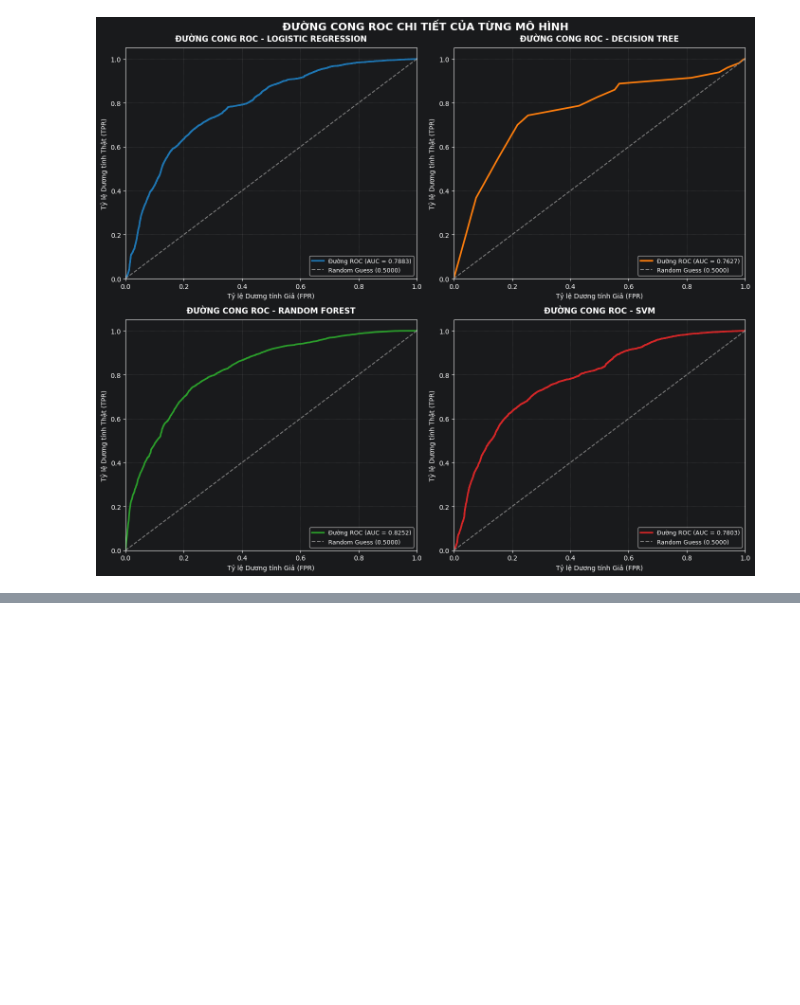
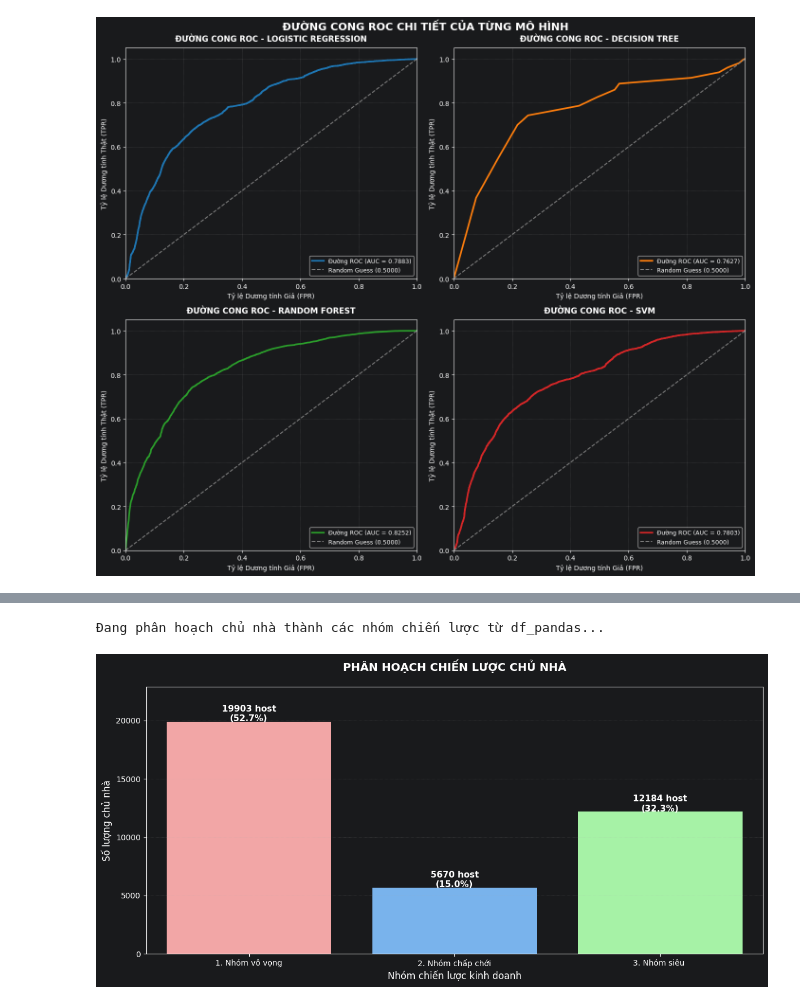
Before and after one commit to nhupham31231022752/N17_DuLieuLonVaUngDung, a Jupyter notebook: src/Airbnb_SparkML.ipynb, the cells around one changed output, grey strips where cells are left out. Drawn from its saved outputs; the diff is of its cells as text; code cells hidden in the pictures; blank space fills up the shorter version.

```diff
--- a/src/Airbnb_SparkML.ipynb
+++ b/src/Airbnb_SparkML.ipynb
@@ -674,0 +793,51 @@ plt.show()
+# %%
+import pandas as pd
+import seaborn as sns
+import matplotlib.pyplot as plt
+
+# Đảm bảo hiển thị biểu đồ trực tiếp trong Jupyter Notebook
+%matplotlib inline
+
+# Hiển thị thông báo
+print("Đang phân hoạch chủ nhà thành các nhóm chiến lược từ df_pandas...")
+
+# 1. Định nghĩa hàm phân loại dựa trên xác suất dự báo của Random Forest
+def phan_loai_chien_luoc(prob):
+    if prob < 0.4:
+        return '1. Nhóm vô vọng'
+    elif prob > 0.6:
+        return '3. Nhóm siêu '
+    else:
+        return '2. Nhóm chấp chới'
+
+# 2. Thay 'prob_superhost' bằng tên cột xác suất thực tế trong DataFrame
+df_pandas['Strategic_Group'] = df_pandas['prob_superhost'].apply(phan_loai_chien_luoc)
+
+# 3. Thống kê số lượng và tỷ lệ phần trăm
+group_counts = df_pandas['Strategic_Group'].value_counts().sort_index()
+group_percentages = df_pandas['Strategic_Group'].value_counts(normalize=True).sort_index() * 100
+
+# 4. Vẽ biểu đồ cột trực quan hóa cấu trúc hệ thống host
+plt.figure(figsize=(12, 6))
+colors_group = ['#ff9999', '#66b3ff', '#99ff99']
+
+# Cập nhật cú pháp x, y, data cho các phiên bản seaborn mới nhất
+ax = sns.barplot(x=group_counts.index, y=group_counts.values, palette=colors_group, hue=group_counts.index, legend=False)
+
+# Hiển thị số lượng và % trên đỉnh cột
+for i, p in enumerate(ax.patches):
+    ax.annotate(f'{group_counts.values[i]} host\n({group_percentages.values[i]:.1f}%)',
+                (p.get_x() + p.get_width() / 2., p.get_height()),
+                ha='center', va='center', xytext=(0, 10),
+                textcoords='offset points', fontsize=11, fontweight='bold')
+
+plt.title('PHÂN HOẠCH CHIẾN LƯỢC CHỦ NHÀ', fontsize=14, fontweight='bold', pad=20)
+plt.xlabel('Nhóm chiến lược kinh doanh', fontsize=12)
+plt.ylabel('Số lượng chủ nhà', fontsize=12)
+plt.ylim(0, max(group_counts.values) * 1.15)
+plt.grid(axis='y', linestyle=':', alpha=0.5)
+plt.tight_layout()
+plt.show()
+# %% [output]
+Đang phân hoạch chủ nhà thành các nhóm chiến lược từ df_pandas...
+[figure, added]
```
Also changed, not shown: parts of 7 cells of this notebook.
